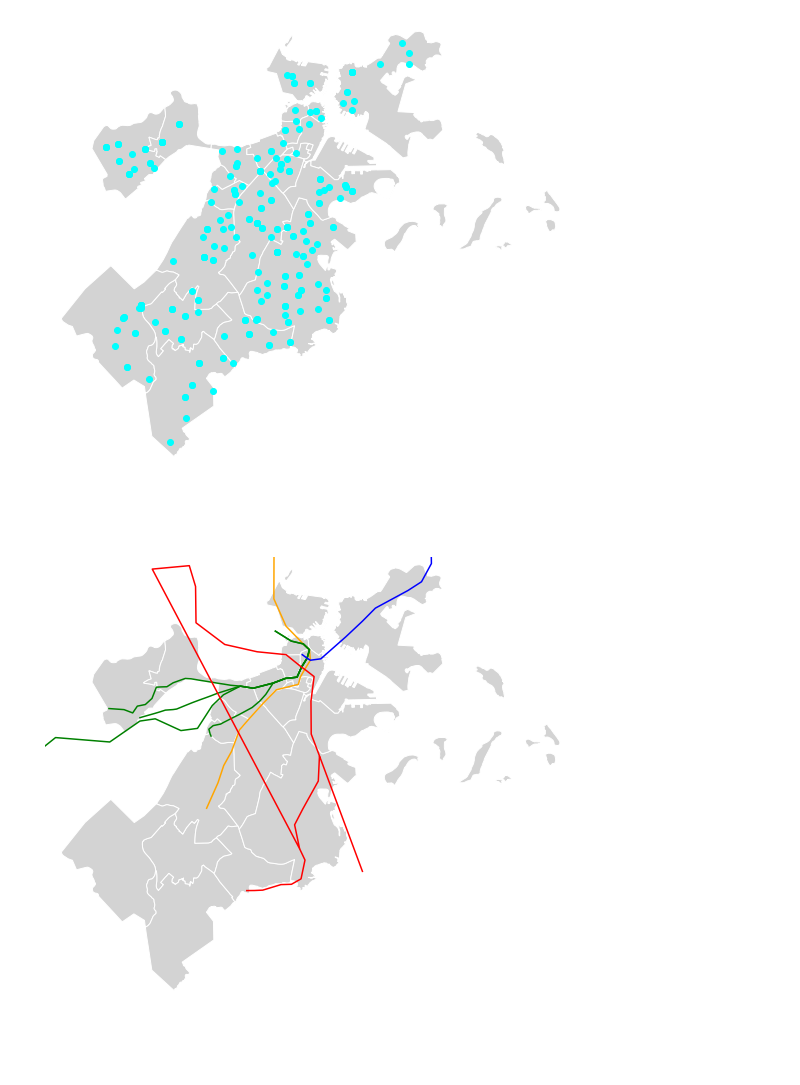
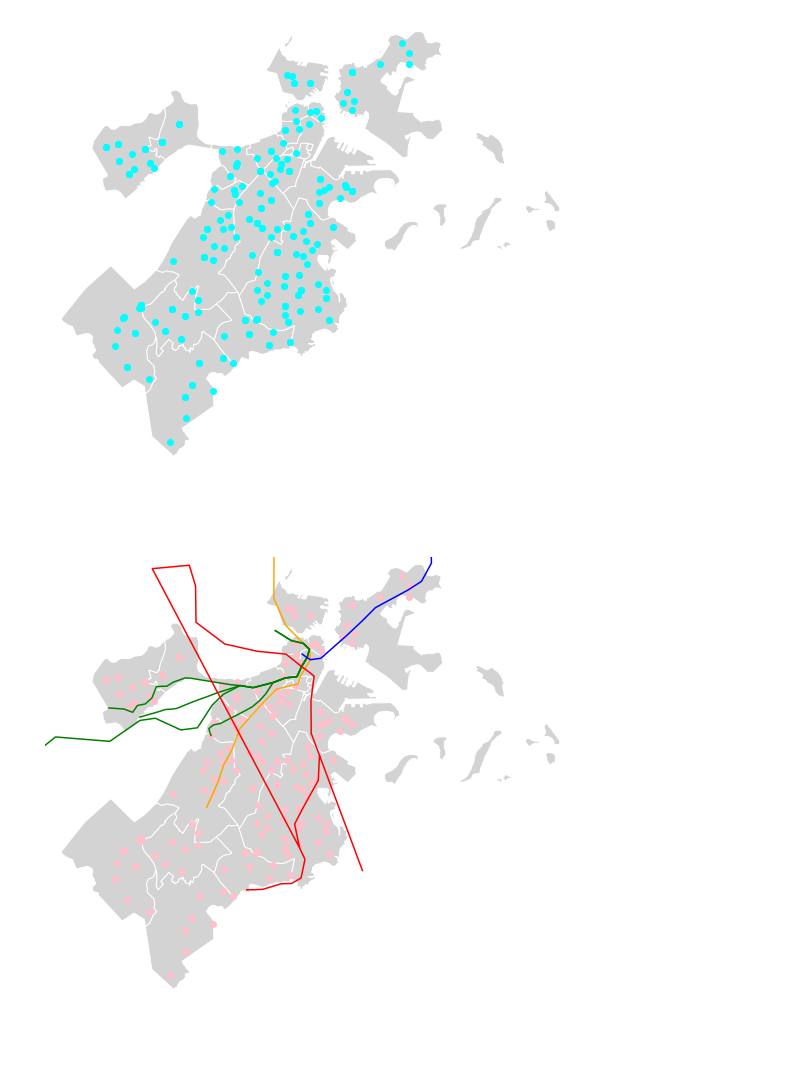
Before and after one commit to broussardjojo/bvr2, a Jupyter notebook: main.ipynb, the cells around one changed output. Saved outputs shown, nothing was run; the diff lists cells and outputs as text; code cells hidden in the pictures.

```diff
--- a/main.ipynb
+++ b/main.ipynb
@@ -44,8 +44,9 @@ ax = add_polling_locations(ax, "cyan")
 # %%
 # Adding subway routes [LineString data type]
 # Note that geoplot cannot plot linestrings!
 # to plot a linestring, you must use the geopandas.plot method
 ax = init(10, 10, 'white', 'lightgray')
 ax = add_subway(ax)
+ax = add_polling_locations(ax, 'pink')
 # %% [output]
-[figure, old version]
+[figure, new version]
```
Also changed, not shown: parts of 1 cell of this notebook, 2 other files.
